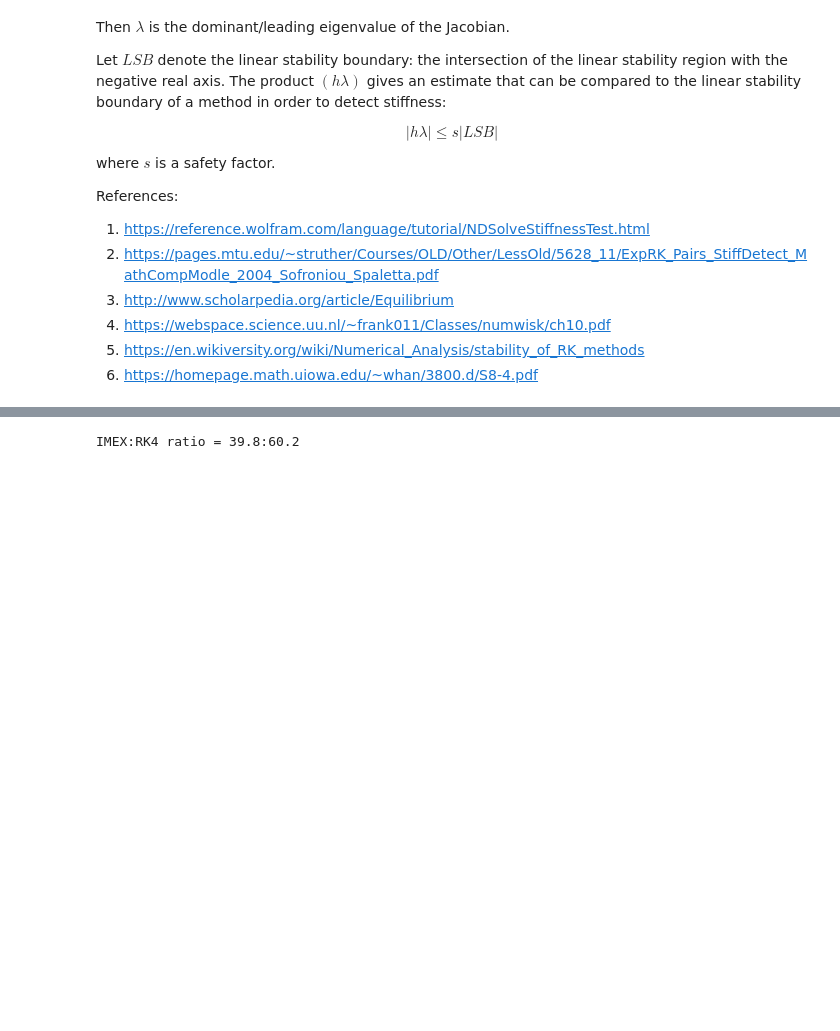
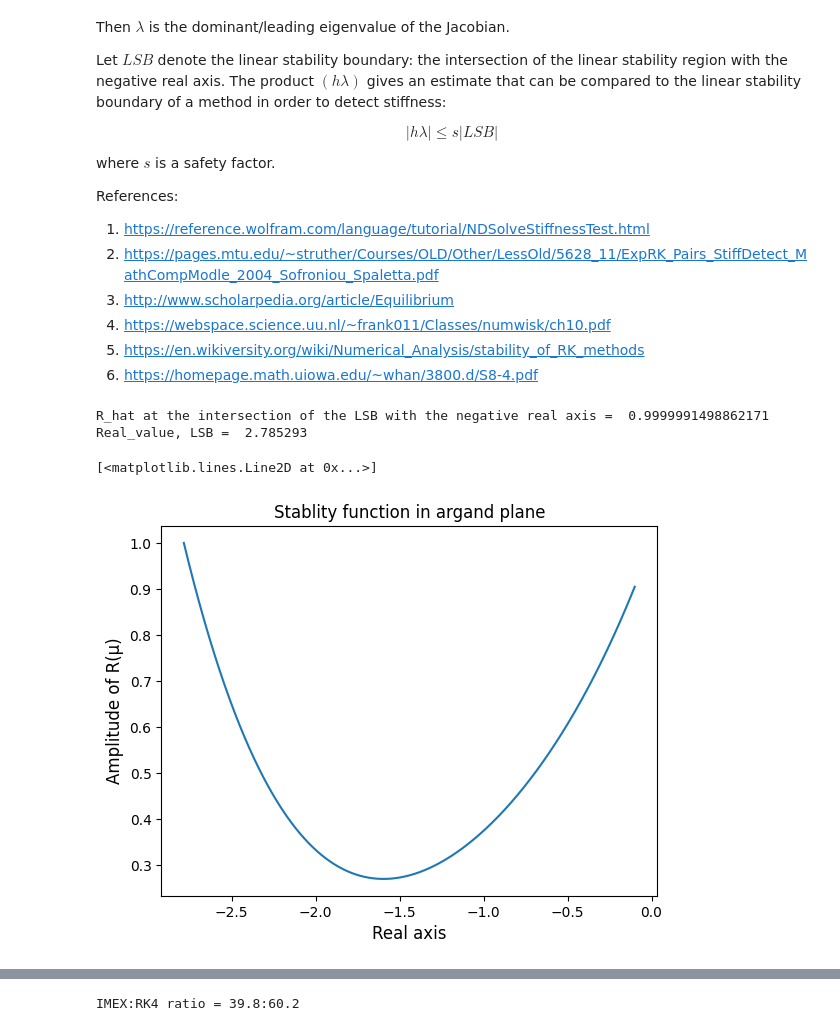
Before and after one commit to annamalai-ps/IMEX, a Jupyter notebook: IMEX_1D_scalar_wave_evolution/Hybrid IMEX-RK4 - Coupled 1D wave equation.ipynb, the cells around one changed output, grey strips where cells are left out. Cells and saved outputs as stored; diff of their text form; code cells hidden in the pictures; blank space fills up the shorter version.

```diff
--- a/IMEX_1D_scalar_wave_evolution/Hybrid IMEX-RK4 - Coupled 1D wave equation.ipynb
+++ b/IMEX_1D_scalar_wave_evolution/Hybrid IMEX-RK4 - Coupled 1D wave equation.ipynb
@@ -237,24 +237,28 @@ def numerical_method_flags(time_integration_method,finite_difference_method):
                                                u_n,dt)
         RHS_func = lambda u_n,FD_method,dx: scalar_wave_RHS_f(u_n,FD_method,dx)
 # %%
-# # compute stablity region
-# x_axis = np.arange(-6.0,-0.1,1e-6)
-# x = []
-# Real = []
-# z = x_axis + 0.j
-# R = 1 + z + 0.5*z**2 +(1/6)*z**3 + (1/24)*z**4
-# R_hat = np.abs(R)
-# for i in range (len(x_axis)):
-#     if (R_hat[i] <= 1.0):
-#         x.append(x_axis[i])
-#         Real.append(R_hat[i])
-# LSB = np.round(np.abs(x[np.argmax(Real)]),6)
-# print("R_hat at the intersection of the LSB with the negative real axis = ",Real[np.argmax(Real)],"\nReal_value, LSB = ",LSB)
-# plt.title("Stablity function in argand plane",fontsize=12)
-# plt.xlabel("Real axis",fontsize=12)
-# plt.ylabel("Amplitude of R(µ)",fontsize=12)
-# plt.plot(x,Real)
-LSB =  2.785293
+# compute stablity region
+x_axis = np.arange(-6.0,-0.1,1e-6)
+x = []
+Real = []
+z = x_axis + 0.j
+R = 1 + z + 0.5*z**2 +(1/6)*z**3 + (1/24)*z**4
+R_hat = np.abs(R)
+for i in range (len(x_axis)):
+    if (R_hat[i] <= 1.0):
+        x.append(x_axis[i])
+        Real.append(R_hat[i])
+LSB = np.round(np.abs(x[np.argmax(Real)]),6)
+print("R_hat at the intersection of the LSB with the negative real axis = ",Real[np.argmax(Real)],"\nReal_value, LSB = ",LSB)
+plt.title("Stablity function in argand plane",fontsize=12)
+plt.xlabel("Real axis",fontsize=12)
+plt.ylabel("Amplitude of R(µ)",fontsize=12)
+plt.plot(x,Real)
+# %% [output]
+R_hat at the intersection of the LSB with the negative real axis =  0.9999991498862171
+Real_value, LSB =  2.785293
+[<matplotlib.lines.Line2D at 0x...>]
+[figure, added]
 # %%
 def jacobian(stiffness):
     # global variables wave_speed_phi, stiffness
```
Also changed, not shown: parts of 2 cells of this notebook.
